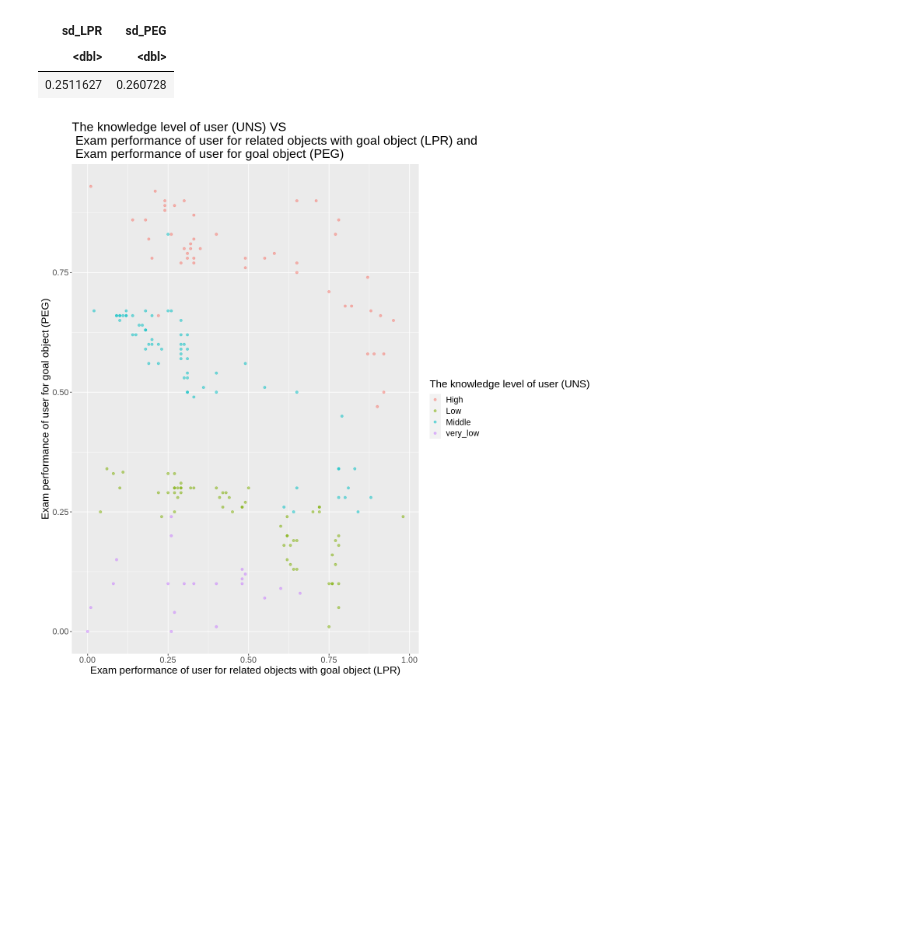
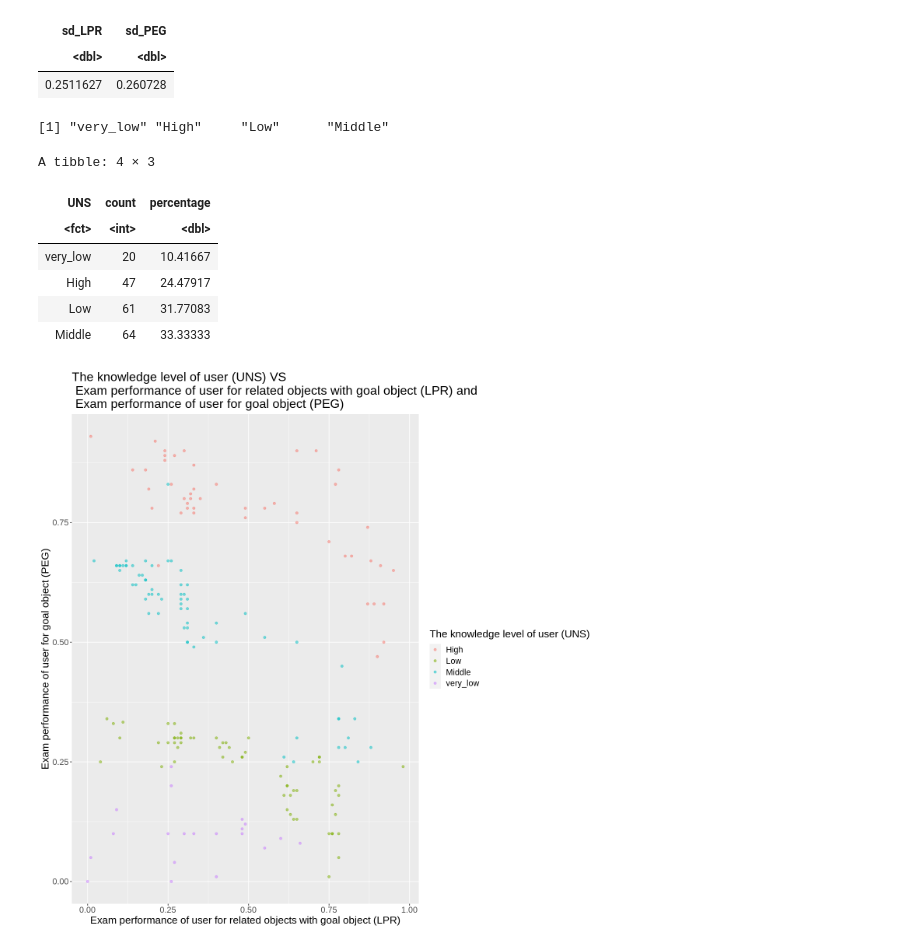
Before and after one commit to Anson-Chan-HK/DSCI-100-2023S1-4-PROJECT, a Jupyter notebook: proposal_project.ipynb, the cells around one changed output. Saved outputs shown, nothing was run; the diff lists cells and outputs as text; code cells hidden in the pictures; blank space fills up the shorter version.

```diff
--- a/proposal_project.ipynb
+++ b/proposal_project.ipynb
@@ -147,6 +162,30 @@ A tibble: 1 × 2
 | sd_LPR | sd_PEG |
 | <dbl> | <dbl> |
 | 0.2511627 | 0.260728 |
+# %%
+#summarizing the data (classes for UNS)
+modeling_training|>
+pull(UNS) |>
+levels()
+# %% [output]
+[1] "very_low" "High"     "Low"      "Middle"
+# %%
+#summarizing the data (classes in percentage of overall data)
+
+number_of_observations <- nrow(modeling_training)
+modeling_data_summarize <- modeling_training |>
+group_by(UNS) |>
+summarize(count = n(),
+          percentage = n() / number_of_observations * 100)
+modeling_data_summarize
+# %% [output]
+A tibble: 4 × 3
+| UNS | count | percentage |
+| <fct> | <int> | <dbl> |
+| very_low | 20 | 10.41667 |
+| High | 47 | 24.47917 |
+| Low | 61 | 31.77083 |
+| Middle | 64 | 33.33333 |
 # %%
 #summarizing the training data (categories of UNS)
 # %%
```
Also changed, not shown: parts of 4 cells of this notebook.
